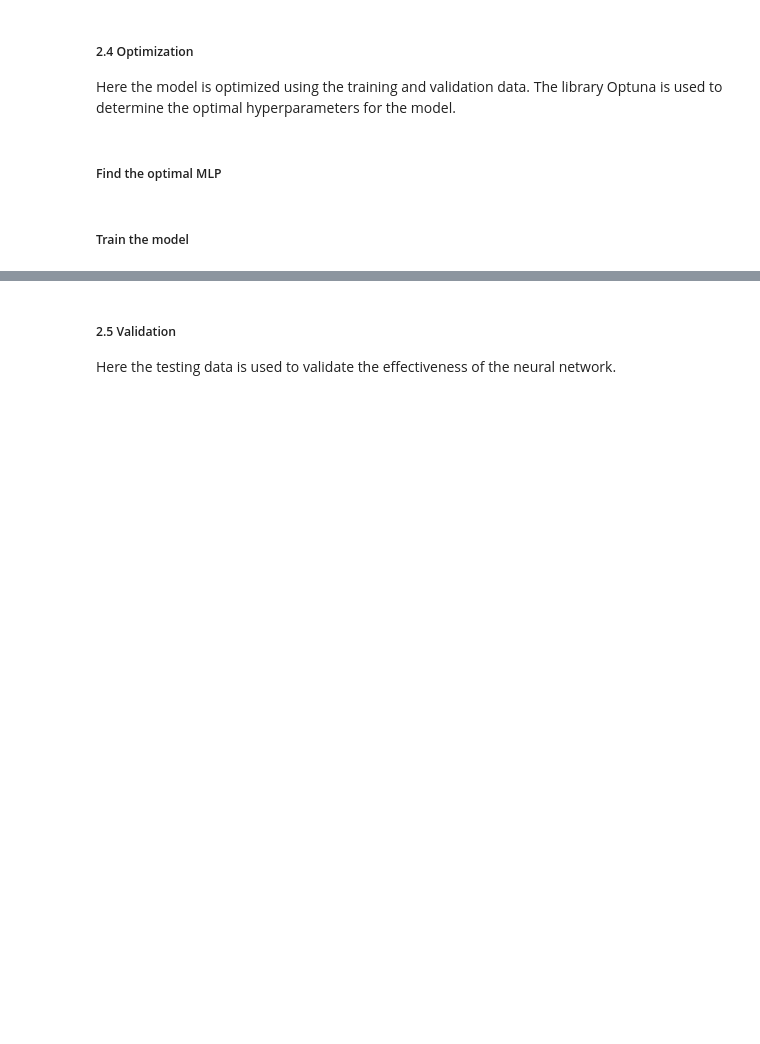
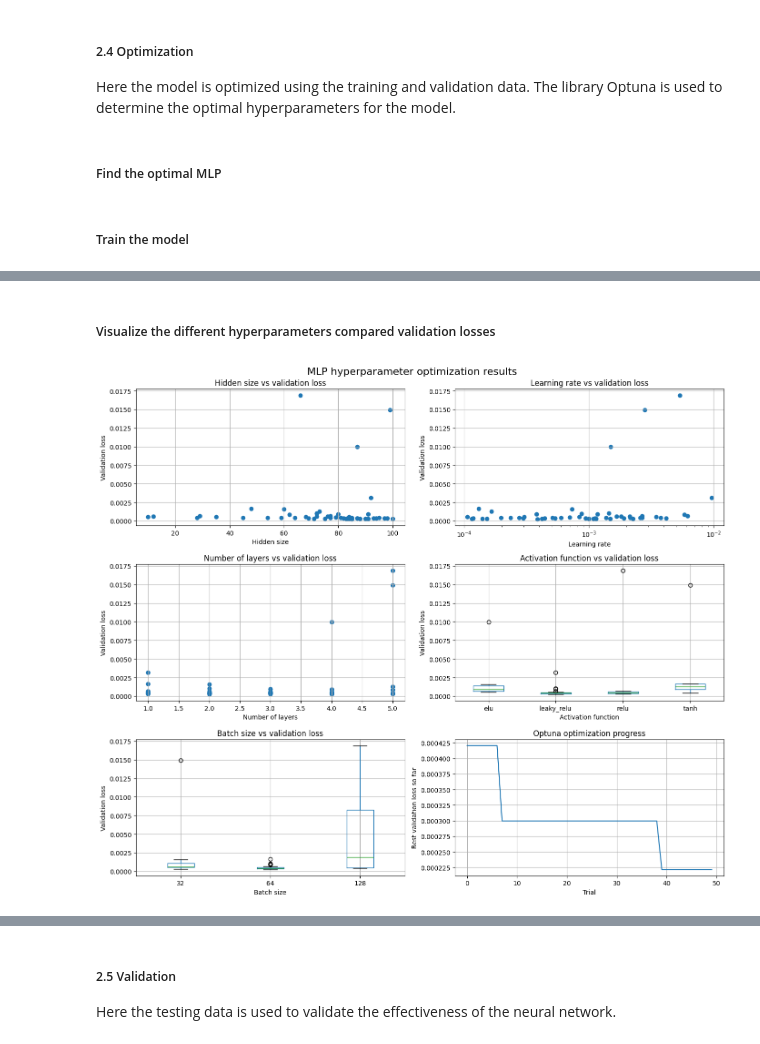
Before and after one commit to Noimps/DesignProject, a Jupyter notebook: SystemModelling/DesignProject.ipynb, the cells around one changed output, grey strips where cells are left out. Cells and saved outputs as stored; diff of their text form; code cells hidden in the pictures; blank space fills up the shorter version.

```diff
--- a/SystemModelling/DesignProject.ipynb
+++ b/SystemModelling/DesignProject.ipynb
@@ -216,3 +230,62 @@ Epoch 201/1000, Validation Loss: 0.000456, Best Val Loss: 0.000079
+# %% [markdown]
+##### Visualize the different hyperparameters compared validation losses
+# %%
+import matplotlib.pyplot as plt
+df = pd.read_csv("mlp_optuna_trials.csv")
+fig, axs = plt.subplots(3, 2, figsize=(14, 12))
+
+# 1. Hidden size vs validation loss
+axs[0, 0].scatter(df["params_hidden_size"], df["value"])
+axs[0, 0].set_xlabel("Hidden size")
+axs[0, 0].set_ylabel("Validation loss")
+axs[0, 0].set_title("Hidden size vs validation loss")
+axs[0, 0].grid(True)
+
+# 2. Learning rate vs validation loss
+axs[0, 1].scatter(df["params_learning_rate"], df["value"])
+axs[0, 1].set_xscale("log")
+axs[0, 1].set_xlabel("Learning rate")
+axs[0, 1].set_ylabel("Validation loss")
+axs[0, 1].set_title("Learning rate vs validation loss")
+axs[0, 1].grid(True)
+
+# 3. Number of layers vs validation loss
+axs[1, 0].scatter(df["params_num_layers"], df["value"])
+axs[1, 0].set_xlabel("Number of layers")
+axs[1, 0].set_ylabel("Validation loss")
+axs[1, 0].set_title("Number of layers vs validation loss")
+axs[1, 0].grid(True)
+
+# 4. Activation function vs validation loss
+df.boxplot(column="value", by="params_activation", ax=axs[1, 1])
+axs[1, 1].set_xlabel("Activation function")
+axs[1, 1].set_ylabel("Validation loss")
+axs[1, 1].set_title("Activation function vs validation loss")
+axs[1, 1].grid(True)
+
+# 5. Batch size vs validation loss
+df.boxplot(column="value", by="params_batch_size", ax=axs[2, 0])
+axs[2, 0].set_xlabel("Batch size")
+axs[2, 0].set_ylabel("Validation loss")
+axs[2, 0].set_title("Batch size vs validation loss")
+axs[2, 0].grid(True)
+
+# 6. Optuna optimization progress
+best_values = df["value"].cummin()
+axs[2, 1].plot(best_values)
+axs[2, 1].set_xlabel("Trial")
+axs[2, 1].set_ylabel("Best validation loss so far")
+axs[2, 1].set_title("Optuna optimization progress")
+axs[2, 1].grid(True)
+
+# Remove automatic pandas boxplot suptitle
+fig.suptitle("MLP hyperparameter optimization results", fontsize=16)
+
+plt.tight_layout()
+#plt.savefig("figures/mlp_hyperparameter_optimization_grid.png", dpi=300, bbox_inches="tight")
+plt.show()
+# %% [output]
+[figure, added]
 # %%
 # Train the best models for 1000 epochs to get the best possible performance, then save them again
 best_mlp = MLP(input_size=X_train.shape[1] * X_train.shape[2], hidden_size=68, num_layers=3, activation="leaky_relu")
```
Also changed, not shown: parts of 7 cells of this notebook.
